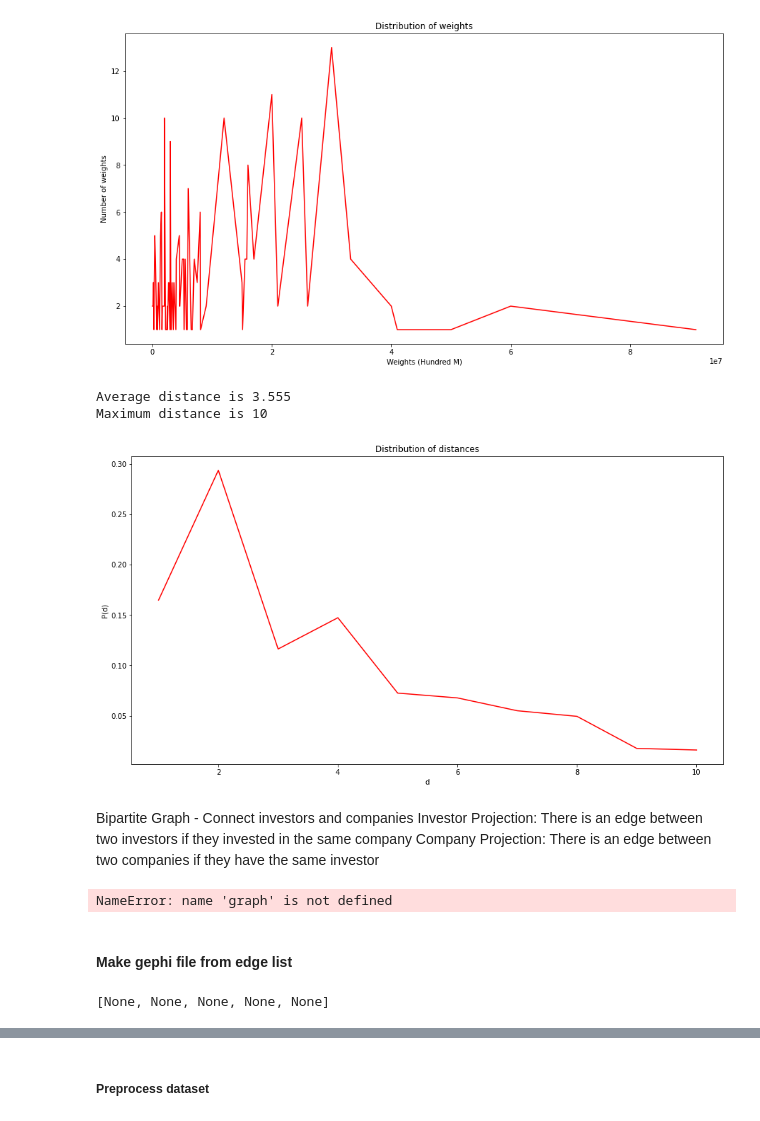
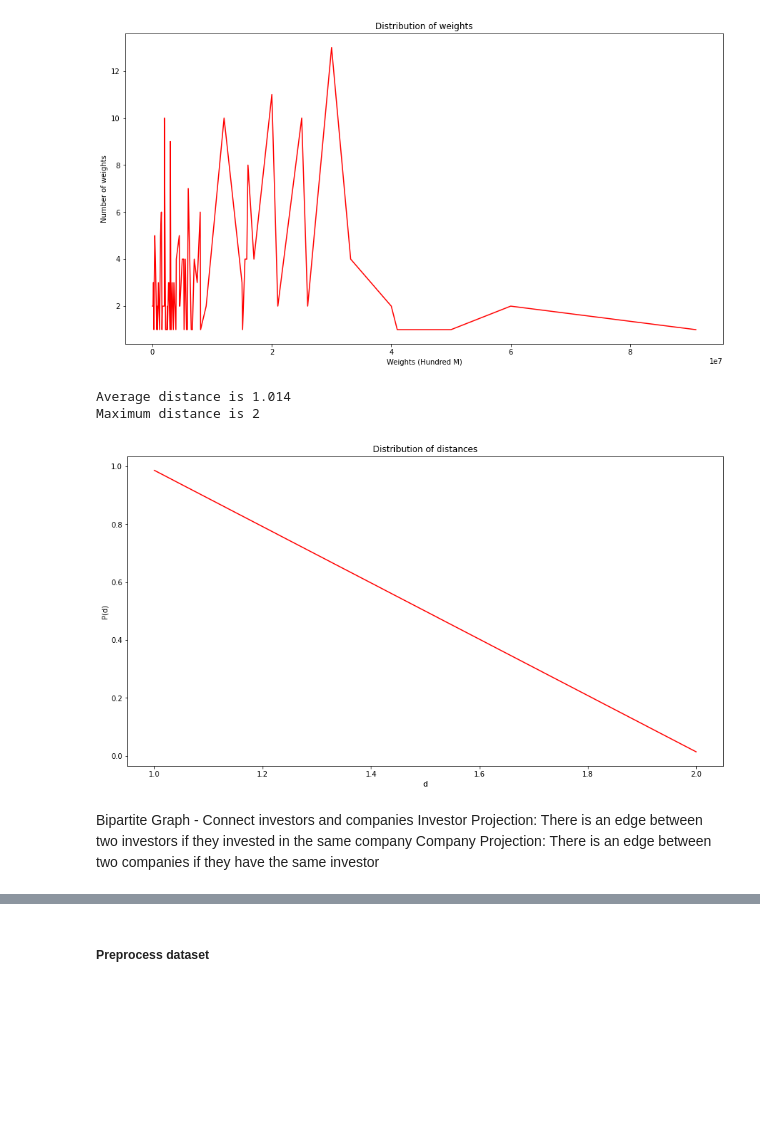
Before and after one commit to omeryefet/Complex_Networks, a Jupyter notebook: Project2022.ipynb, the cells around one changed output, grey strips where cells are left out. Drawn from its saved outputs; the diff is of its cells as text; code cells hidden in the pictures; blank space fills up the shorter version.

```diff
--- a/Project2022.ipynb
+++ b/Project2022.ipynb
@@ -635,35 +614,34 @@ plot_weight_dist(1)
  The average weight is 10730511.609 USD
 [figure]
 # %%
-def plot_distance_dist(num):
-    G = nx.from_pandas_edgelist(df_list[num],source='Investor_Name',target='Company_Name', edge_attr=['Company_Market','Raised_Amount_USD'], create_using=nx.Graph())
-    shortest_path = nx.shortest_path_length(G)
+def plot_distance_dist(graph):
+    shortest_path = nx.shortest_path_length(graph)
     distance_dict = defaultdict(int)
 
     for i in shortest_path:
         for j in i[1].values():
             if j > 0:
                 distance_dict[j] += 1
     distances = []
     counts = []
     for item in distance_dict.items():
         distances.append(item[0])
         counts.append(item[1]/np.sum(list(distance_dict.values())))
 
     plt.figure(figsize=(15,8))
     plt.xlabel("d")
     plt.ylabel("P(d)")
-    plt.title(f'Distribution of distances')
+    plt.title('Distribution of distances')
     plt.plot(distances,counts,c='r')
 
     avg_d=0
     for i in range(len(distances)):
         avg_d+=distances[i]*counts[i]/sum(counts)
     print(f'Average distance is {round(avg_d,3)}')
     print(f'Maximum distance is {max(distances)}')
 
-plot_distance_dist(1)
+plot_distance_dist(graph_list[1])
 # %% [output]
-Average distance is 3.555
-Maximum distance is 10
+Average distance is 1.014
+Maximum distance is 2
-[figure, old version]
+[figure, new version]
@@ -711,41 +651,28 @@ Investor Projection: There is an edge between two investors if they invested in
 Company Projection: There is an edge between two companies if they have the same investor
 # %%
 #
-companies_edges = []
-investors_edges = []
-all_edges = []
-for df in df_list:
-    companies = defaultdict(set)
-    investors = defaultdict(set)
-    edges = []
-    for index, row in df.iterrows():
-        companies[row['Company_Name']].add(row['Investor_Name'])
-        investors[row['Investor_Name']].add(row['Company_Name'])
-        # add to edges a tuple of (company, investor, {weight: amout_usd})
-        edges.append((row['Company_Name'], row['Investor_Name'], {"Weight": row['Raised_Amount_USD']} ))
+# companies_edges = []
+# investors_edges = []
+# all_edges = []
+# for df in df_list:
+#     companies = defaultdict(set)
+#     investors = defaultdict(set)
+#     edges = []
+#     for index, row in df.iterrows():
+#         companies[row['Company_Name']].add(row['Investor_Name'])
+#         investors[row['Investor_Name']].add(row['Company_Name'])
+#         # add to edges a tuple of (company, investor, {weight: amout_usd})
+#         edges.append((row['Company_Name'], row['Investor_Name'], {"Weight": row['Raised_Amount_USD']} ))
 
-    attr_dic = {x:y for x, y in zip(df['Company_Name'], df['Company_Market'])}
-    attr_dic_fixed = {x:'Investors' for x in df['Investor_Name']}
-    attr_dic_fixed.update(attr_dic)
-    nx.set_node_attributes(graph, attr_dic_fixed, name="Sector")
-    companies_edges.append(companies)
-    investors_edges.append(investors)
-    all_edges.append(edges)
-# for i,df in enumerate(df_list):
-#
-print(all_edges[0])
-# print(companies_edges)
-# print(investors_edges)
+#     attr_dic = {x:y for x, y in zip(df['Company_Name'], df['Company_Market'])}
+#     attr_dic_fixed = {x:'Investors' for x in df['Investor_Name']}
+#     attr_dic_fixed.update(attr_dic)
+#     nx.set_node_attributes(graph, attr_dic_fixed, name="Sector")
+#     companies_edges.append(companies)
+#     investors_edges.append(investors)
+#     all_edges.append(edges)
+# # for i,df in enumerate(df_list):
+# #
+# print(all_edges[0])
+# # print(companies_edges)
+# # print(investors_edges)
-# %% [output]
-NameError: name 'graph' is not defined
-# %% [markdown]
-#### Make gephi file from edge list
-# %%
-# graph = nx.Graph()
-# graph.add_edges_from(all_edges[1])
-#gs = [make_graph(df) for df in df_list]
-#gs2 = [make_companies_graph(df) for df in df_list]
-gs3 = [make_investors_graph(df) for df in df_list]
-[nx.write_gexf(gs3[i], f"GephiInvestors{i}.gexf") for i in range(len(gs3))]
-# %% [output]
-[None, None, None, None, None]
```
Also changed, not shown: parts of 23 cells of this notebook, 1 other file.
